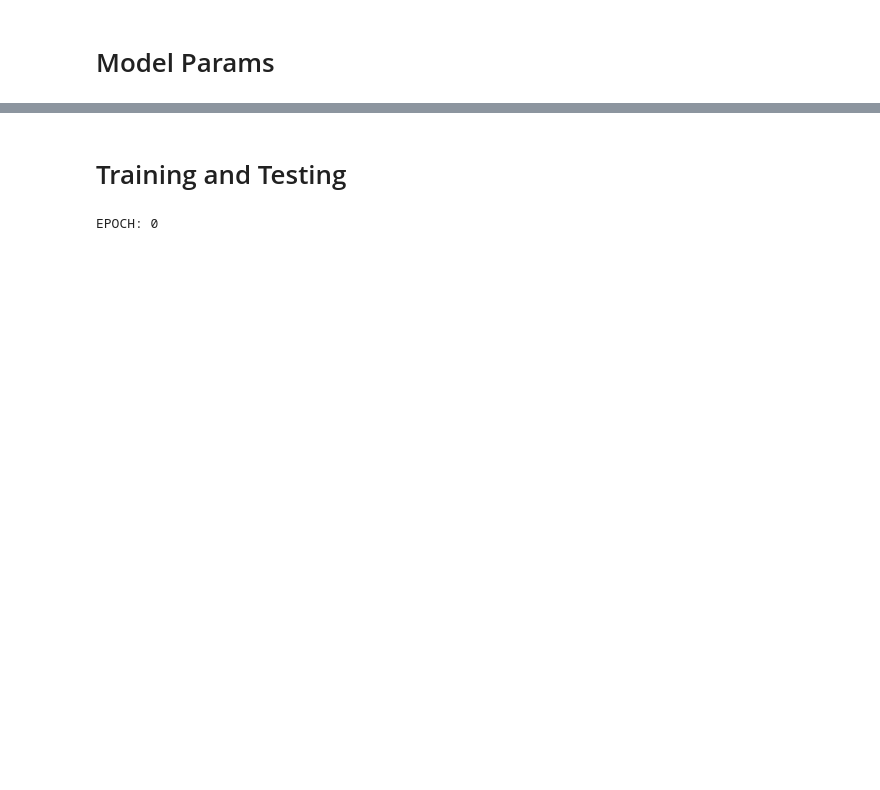
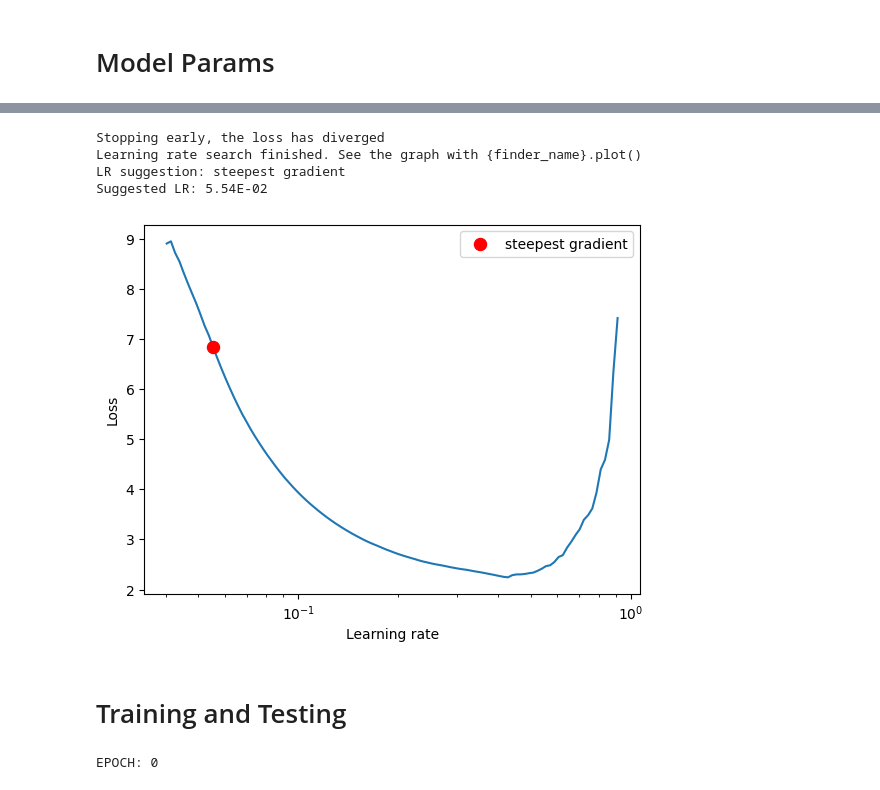
Before and after one commit to iris-kurapaty/ResNet_and_OneCyclePolicy, a Jupyter notebook: ERA_Assignment_10.ipynb, the cells around one changed output, grey strips where cells are left out. Drawn from its saved outputs; the diff is of its cells as text; code cells hidden in the pictures; blank space fills up the shorter version.

```diff
--- a/ERA_Assignment_10.ipynb
+++ b/ERA_Assignment_10.ipynb
@@ -95,4 +115,20 @@ Estimated Total Size (MB): 4.48
 ----------------------------------------------------------------
+# %%
+from torch_lr_finder import LRFinder
+
+model = Net().to(device)
+optimizer = optim.Adam(model.parameters(), lr=0.03, weight_decay=1e-4)
+criterion = nn.CrossEntropyLoss()
+lr_finder = LRFinder(model, optimizer, criterion, device="cuda")
+lr_finder.range_test(train_loader, end_lr=10, num_iter=200, step_mode="exp")
+lr_finder.plot() # to inspect the loss-learning rate graph
+lr_finder.reset() # to reset the model and optimizer to their initial state
+# %% [output]
+Stopping early, the loss has diverged
+Learning rate search finished. See the graph with {finder_name}.plot()
+LR suggestion: steepest gradient
+Suggested LR: 5.54E-02
+[figure, added]
 # %% [markdown]
 # Training and Testing
 # %%
```
Also changed, not shown: parts of 13 cells of this notebook.
